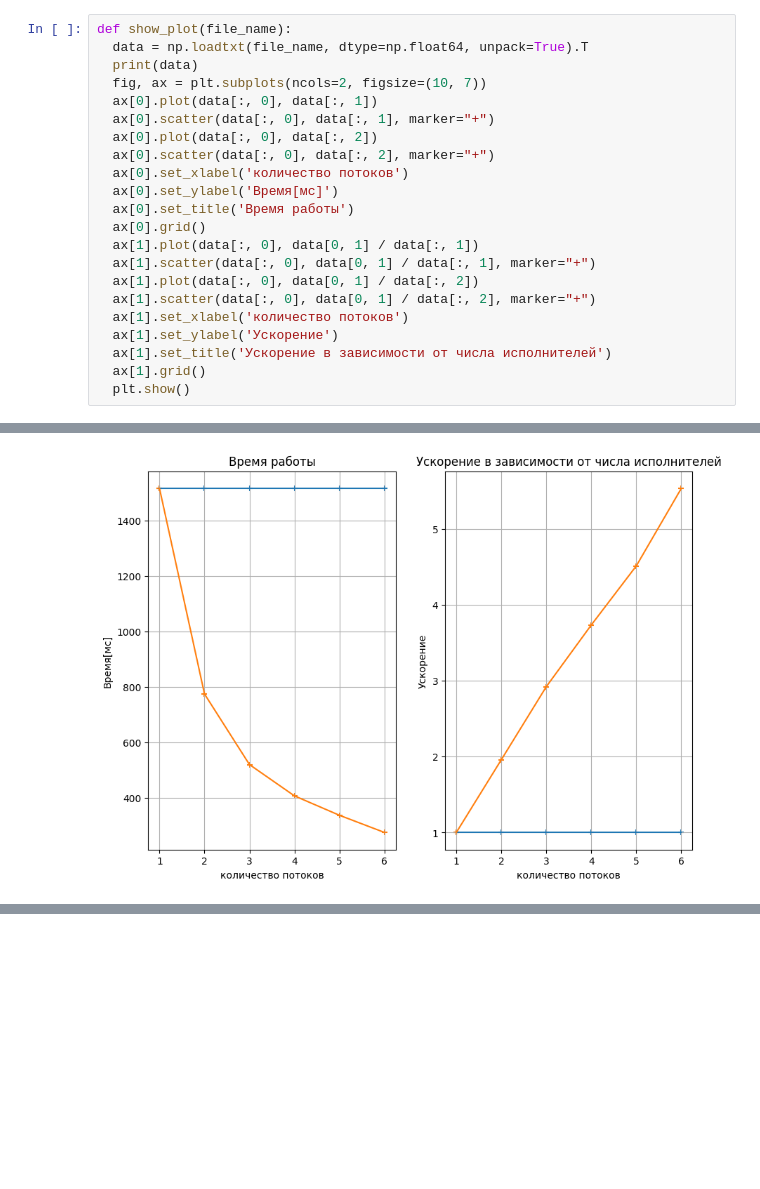
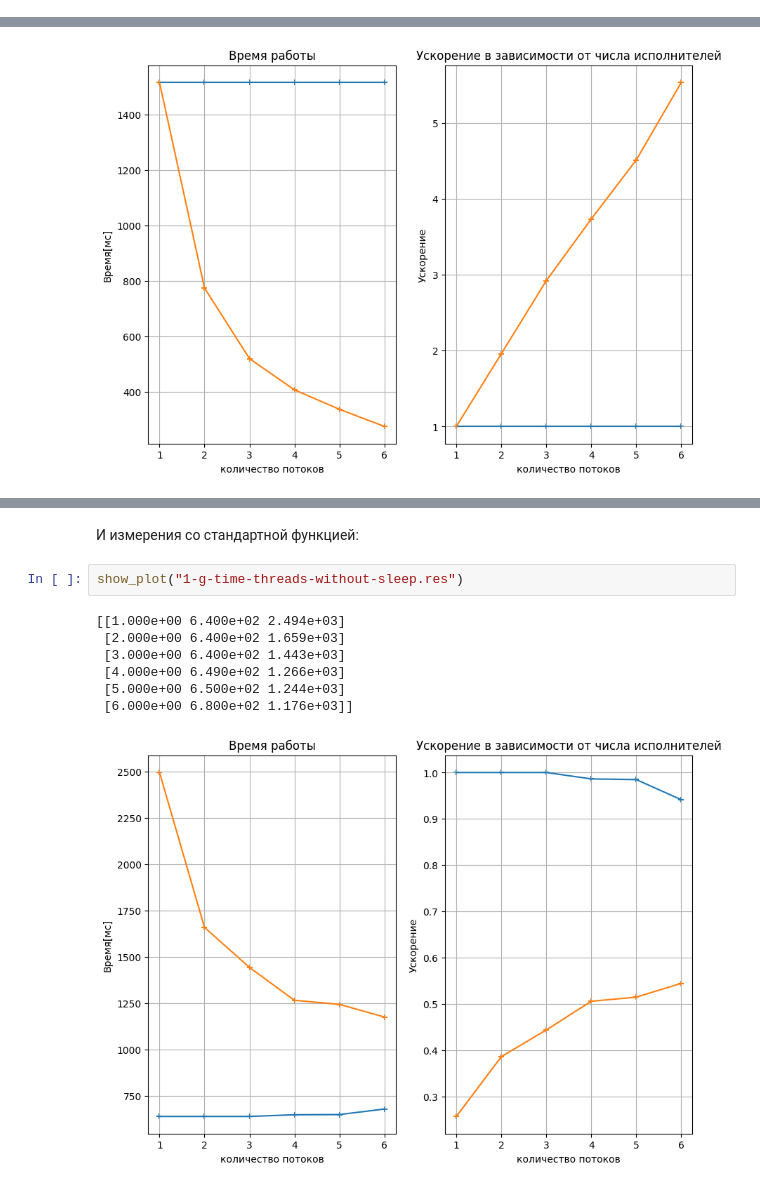
Before and after one commit to Zararest/OpenMp, a Jupyter notebook: Lab-2/Report.ipynb, the cells around one changed output, grey strips where cells are left out. Drawn from its saved outputs; the diff is of its cells as text; blank space fills up the shorter version.

```diff
--- a/Lab-2/Report.ipynb
+++ b/Lab-2/Report.ipynb
@@ -114,22 +190,0 @@ import numpy as np
-# %%
-def show_plot(file_name):
-  data = np.loadtxt(file_name, dtype=np.float64, unpack=True).T
-  print(data)
-  fig, ax = plt.subplots(ncols=2, figsize=(10, 7))
-  ax[0].plot(data[:, 0], data[:, 1])
-  ax[0].scatter(data[:, 0], data[:, 1], marker="+")
-  ax[0].plot(data[:, 0], data[:, 2])
-  ax[0].scatter(data[:, 0], data[:, 2], marker="+")
-  ax[0].set_xlabel('количество потоков')
-  ax[0].set_ylabel('Время[мс]')
-  ax[0].set_title('Время работы')
-  ax[0].grid()
-  ax[1].plot(data[:, 0], data[0, 1] / data[:, 1])
-  ax[1].scatter(data[:, 0], data[0, 1] / data[:, 1], marker="+")
-  ax[1].plot(data[:, 0], data[0, 1] / data[:, 2])
-  ax[1].scatter(data[:, 0], data[0, 1] / data[:, 2], marker="+")
-  ax[1].set_xlabel('количество потоков')
-  ax[1].set_ylabel('Ускорение')
-  ax[1].set_title('Ускорение в зависимости от числа исполнителей')
-  ax[1].grid()
-  plt.show()
@@ -203,0 +206,12 @@ for (i = 5; i < ISIZE; i++)
+# %% [markdown]
+И измерения со стандартной функцией:
+# %%
+show_plot("1-g-time-threads-without-sleep.res")
+# %% [output]
+[[1.000e+00 6.400e+02 2.494e+03]
+ [2.000e+00 6.400e+02 1.659e+03]
+ [3.000e+00 6.400e+02 1.443e+03]
+ [4.000e+00 6.490e+02 1.266e+03]
+ [5.000e+00 6.500e+02 1.244e+03]
+ [6.000e+00 6.800e+02 1.176e+03]]
+[figure, added]
```
Also changed, not shown: parts of 10 cells of this notebook.
